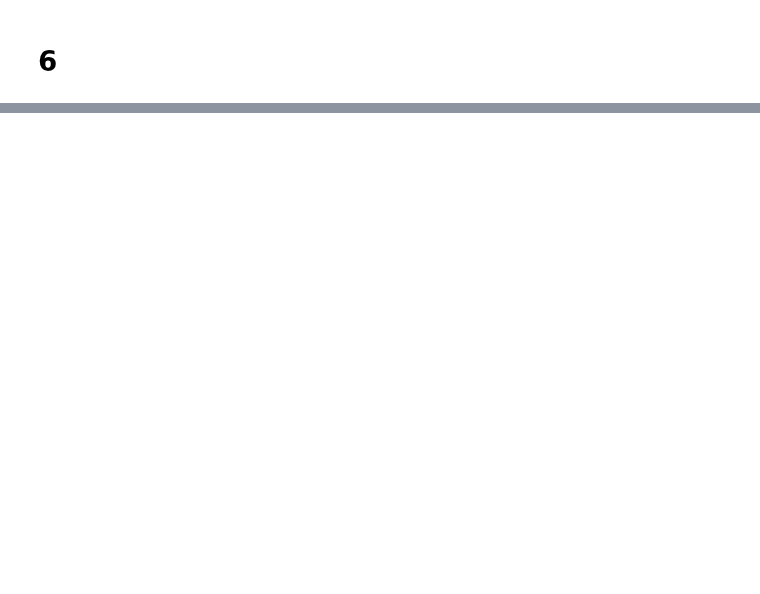
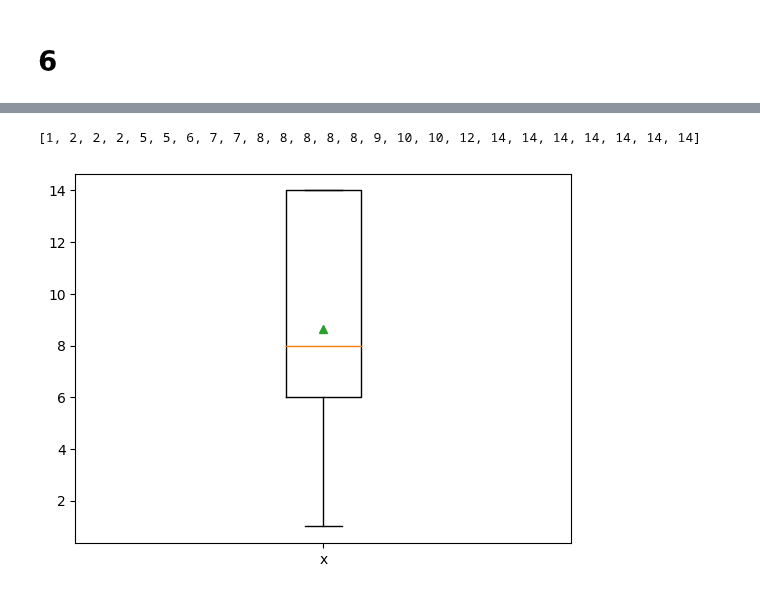
Before and after one commit to mathemaia/studies, a Jupyter notebook: Python/Jupyter/TI2-POD/MatheusMaiaDaSilva.ipynb, the cells around one changed output, grey strips where cells are left out. Saved outputs shown, nothing was run; the diff lists cells and outputs as text; code cells hidden in the pictures; blank space fills up the shorter version.

```diff
--- a/Python/Jupyter/TI2-POD/MatheusMaiaDaSilva.ipynb
+++ b/Python/Jupyter/TI2-POD/MatheusMaiaDaSilva.ipynb
@@ -213,0 +466,16 @@ dados_grafico
+# %%
+import random as rand
+
+fig, ax = plt.subplots()
+
+x = np.random.randint(low=1, high=15, size=25)
+
+labels = ['x']
+
+
+print(sorted(x))
+ax.boxplot(x, labels=labels, showmeans=True, showfliers=True,)
+plt.show()
+# %% [output]
+[1, 2, 2, 2, 5, 5, 6, 7, 7, 8, 8, 8, 8, 8, 9, 10, 10, 12, 14, 14, 14, 14, 14, 14, 14]
+[figure, added]
```
Also changed, not shown: parts of 12 cells of this notebook, 1 other file.
